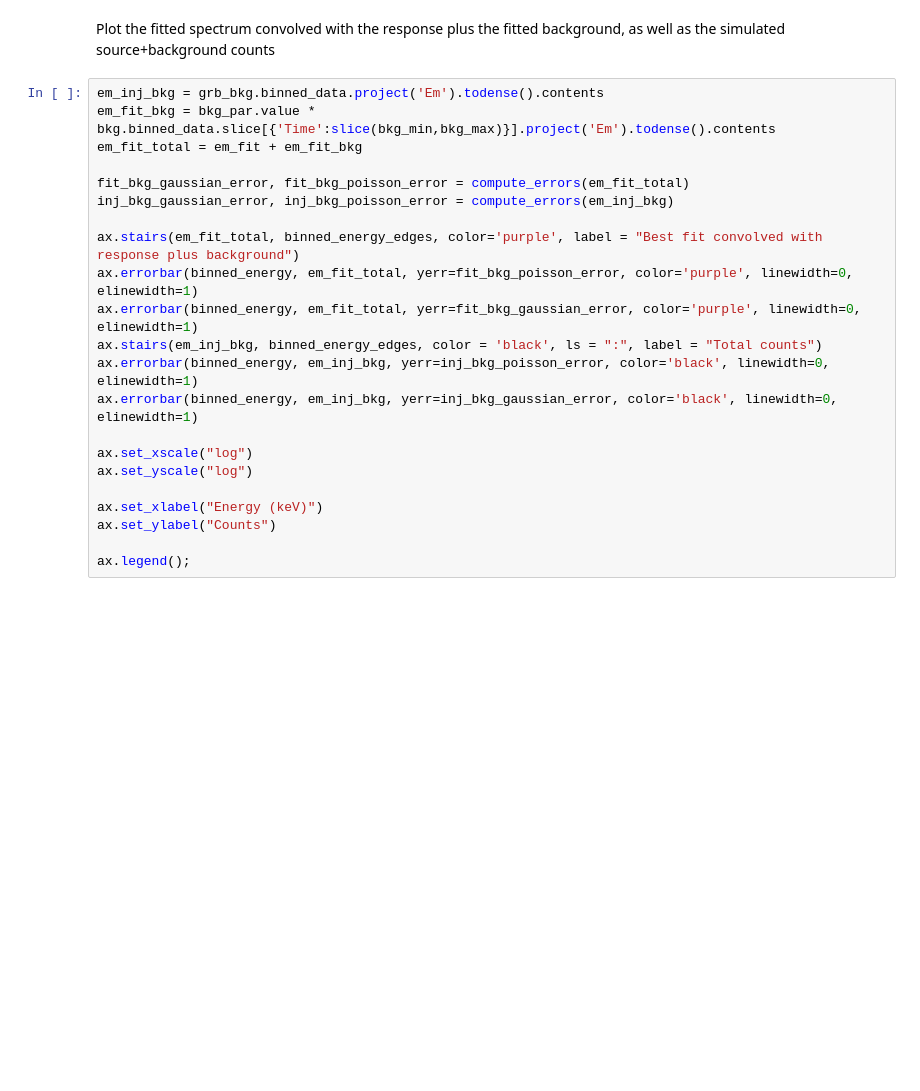
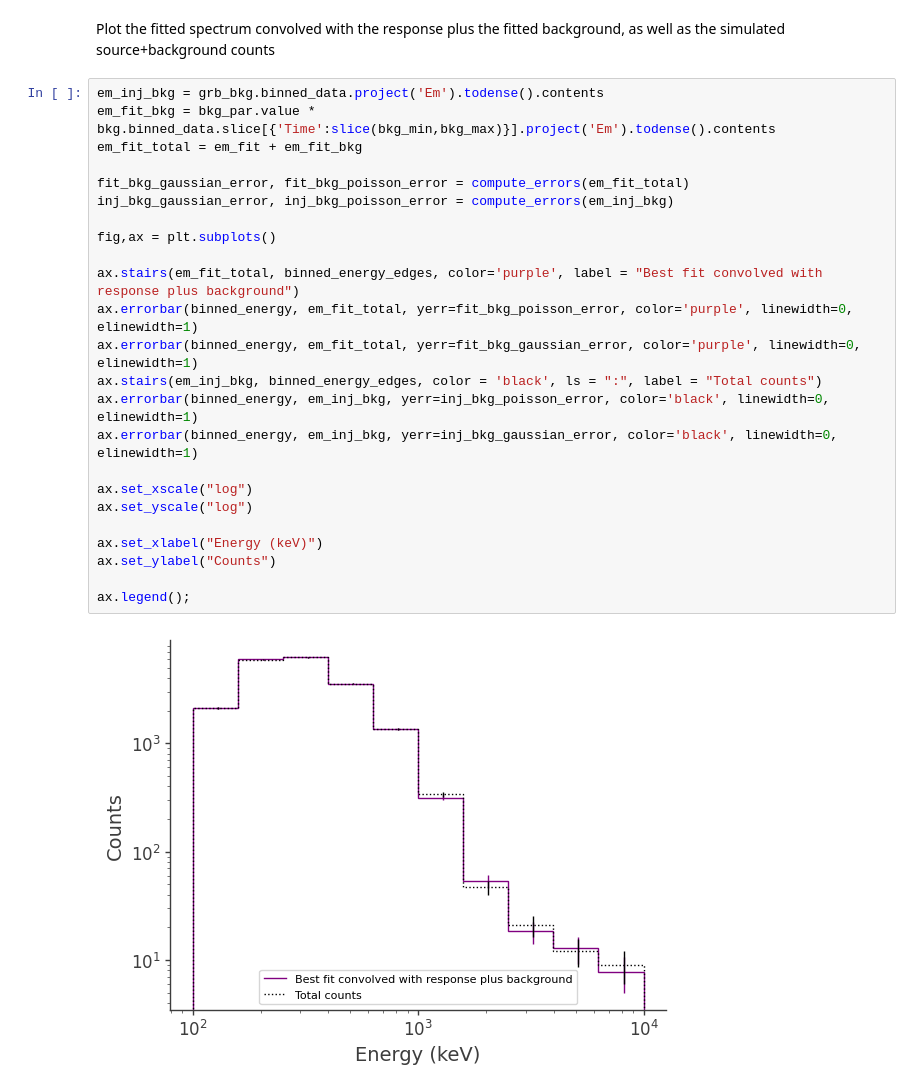
Before and after one commit to hiyoneda/cosipy, a Jupyter notebook: docs/tutorials/spectral_fits/continuum_fit/grb/SpectralFit_GRB.ipynb, the cells around one changed output. Drawn from its saved outputs; the diff is of its cells as text; blank space fills up the shorter version.

```diff
--- a/docs/tutorials/spectral_fits/continuum_fit/grb/SpectralFit_GRB.ipynb
+++ b/docs/tutorials/spectral_fits/continuum_fit/grb/SpectralFit_GRB.ipynb
@@ -379,22 +366,26 @@ Plot the fitted spectrum convolved with the response plus the fitted background,
 # %%
 em_inj_bkg = grb_bkg.binned_data.project('Em').todense().contents
 em_fit_bkg = bkg_par.value * bkg.binned_data.slice[{'Time':slice(bkg_min,bkg_max)}].project('Em').todense().contents
 em_fit_total = em_fit + em_fit_bkg
 
 fit_bkg_gaussian_error, fit_bkg_poisson_error = compute_errors(em_fit_total)
 inj_bkg_gaussian_error, inj_bkg_poisson_error = compute_errors(em_inj_bkg)
+
+fig,ax = plt.subplots()
 
 ax.stairs(em_fit_total, binned_energy_edges, color='purple', label = "Best fit convolved with response plus background")
 ax.errorbar(binned_energy, em_fit_total, yerr=fit_bkg_poisson_error, color='purple', linewidth=0, elinewidth=1)
 ax.errorbar(binned_energy, em_fit_total, yerr=fit_bkg_gaussian_error, color='purple', linewidth=0, elinewidth=1)
 ax.stairs(em_inj_bkg, binned_energy_edges, color = 'black', ls = ":", label = "Total counts")
 ax.errorbar(binned_energy, em_inj_bkg, yerr=inj_bkg_poisson_error, color='black', linewidth=0, elinewidth=1)
 ax.errorbar(binned_energy, em_inj_bkg, yerr=inj_bkg_gaussian_error, color='black', linewidth=0, elinewidth=1)
 
 ax.set_xscale("log")
 ax.set_yscale("log")
 
 ax.set_xlabel("Energy (keV)")
 ax.set_ylabel("Counts")
 
 ax.legend();
+# %% [output]
+[figure, added]
```
Also changed, not shown: parts of 4 cells of this notebook, 3 other files.
